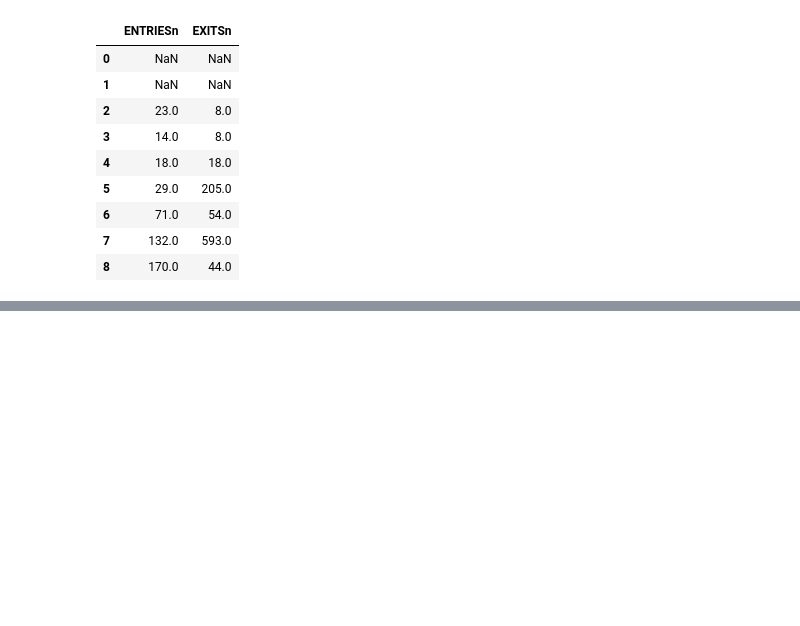
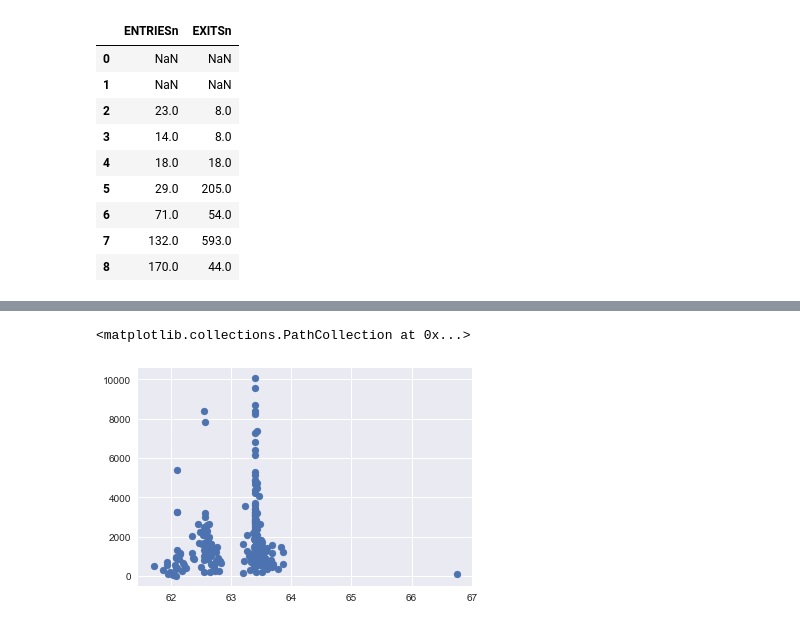
Before and after one commit to RedChueng/data_analysis_learning_in_udacity, a Jupyter notebook: Numpy_Pandas_Two_Dimensional.ipynb, the cells around one changed output, grey strips where cells are left out. Cells and saved outputs as stored; diff of their text form; code cells hidden in the pictures; blank space fills up the shorter version.

```diff
--- a/Numpy_Pandas_Two_Dimensional.ipynb
+++ b/Numpy_Pandas_Two_Dimensional.ipynb
@@ -497,0 +612,8 @@ get_hourly_entries_and_exits(ridership_df).plot
+# %%
+station_grouped_data = subway_df.groupby('UNIT').mean()
+y = station_grouped_data['ENTRIESn_hourly']
+x = station_grouped_data['tempi']
+plt.scatter(x, y)
+# %% [output]
+<matplotlib.collections.PathCollection at 0x...>
+[figure, added]
```
Also changed, not shown: parts of 10 cells of this notebook.
